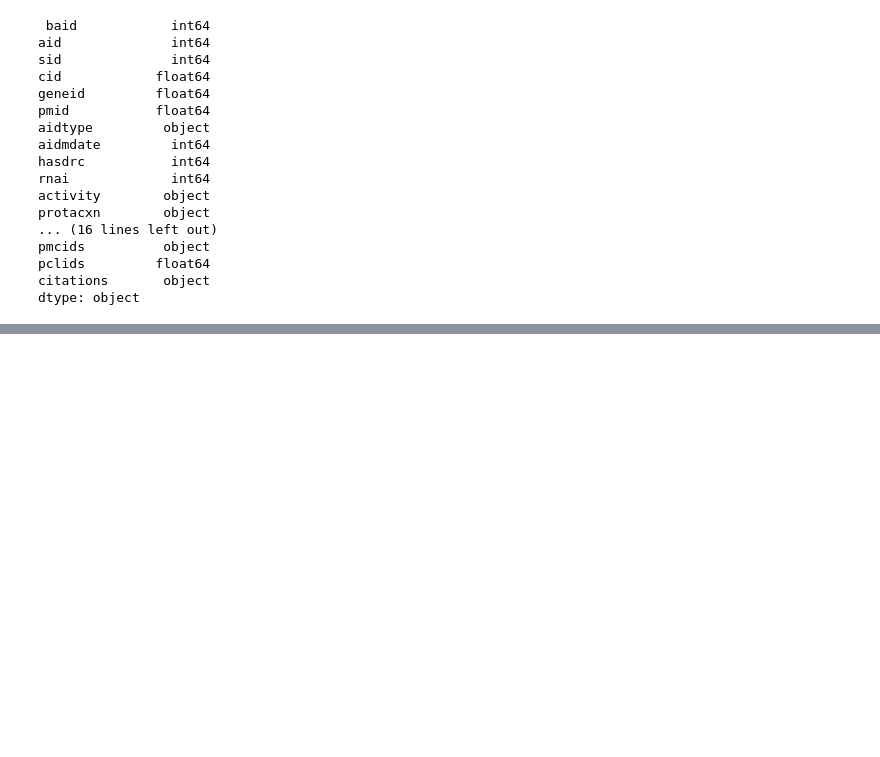
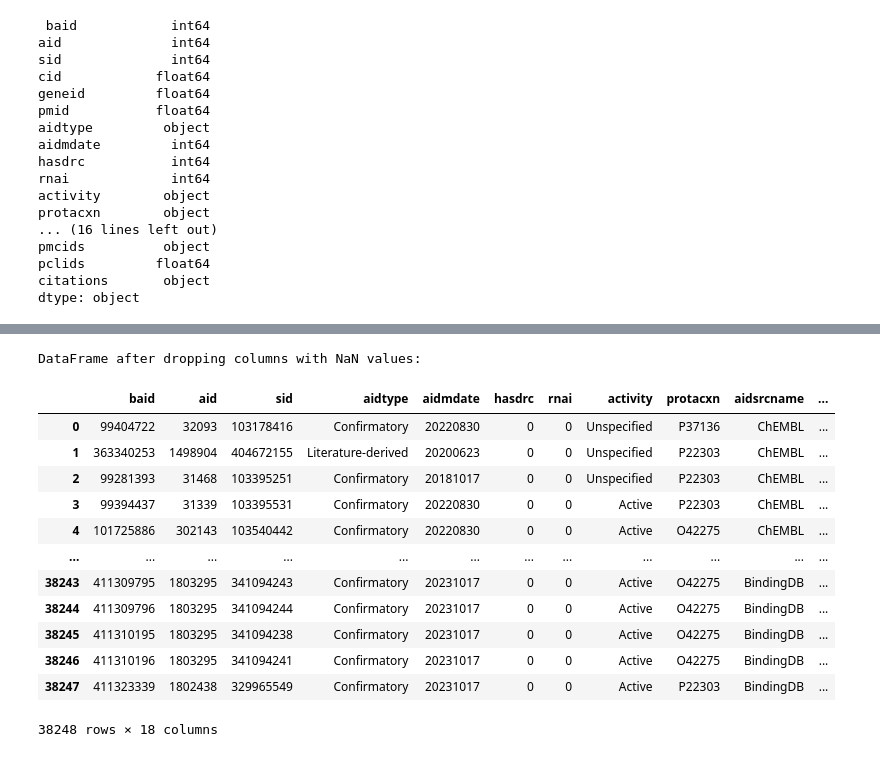
Before and after one commit to lukmee4826/sup, a Jupyter notebook: cleandata.ipynb, the cells around one changed output, grey strips where cells are left out. Drawn from its saved outputs; the diff is of its cells as text; code cells hidden in the pictures; blank space fills up the shorter version.

```diff
--- a/cleandata.ipynb
+++ b/cleandata.ipynb
@@ -63,0 +98,19 @@ dtype: object
+# %%
+df_dropped_columns = df.dropna(axis=1)
+print("\nDataFrame after dropping columns with NaN values:")
+df_dropped_columns
+# %% [output]
+DataFrame after dropping columns with NaN values:
+|  | baid | aid | sid | aidtype | aidmdate | hasdrc | rnai | activity | protacxn | aidsrcname | ... |
+| 0 | 99404722 | 32093 | 103178416 | Confirmatory | 20220830 | 0 | 0 | Unspecified | P37136 | ChEMBL | ... |
+| 1 | 363340253 | 1498904 | 404672155 | Literature-derived | 20200623 | 0 | 0 | Unspecified | P22303 | ChEMBL | ... |
+| 2 | 99281393 | 31468 | 103395251 | Confirmatory | 20181017 | 0 | 0 | Unspecified | P22303 | ChEMBL | ... |
+| 3 | 99394437 | 31339 | 103395531 | Confirmatory | 20220830 | 0 | 0 | Active | P22303 | ChEMBL | ... |
+| 4 | 101725886 | 302143 | 103540442 | Confirmatory | 20220830 | 0 | 0 | Active | O42275 | ChEMBL | ... |
+| ... | ... | ... | ... | ... | ... | ... | ... | ... | ... | ... | ... |
+| 38243 | 411309795 | 1803295 | 341094243 | Confirmatory | 20231017 | 0 | 0 | Active | O42275 | BindingDB | ... |
+| 38244 | 411309796 | 1803295 | 341094244 | Confirmatory | 20231017 | 0 | 0 | Active | O42275 | BindingDB | ... |
+| 38245 | 411310195 | 1803295 | 341094238 | Confirmatory | 20231017 | 0 | 0 | Active | O42275 | BindingDB | ... |
+| 38246 | 411310196 | 1803295 | 341094241 | Confirmatory | 20231017 | 0 | 0 | Active | O42275 | BindingDB | ... |
+| 38247 | 411323339 | 1802438 | 329965549 | Confirmatory | 20231017 | 0 | 0 | Active | P22303 | BindingDB | ... |
+38248 rows × 18 columns
```
Also changed, not shown: parts of 11 cells of this notebook.
